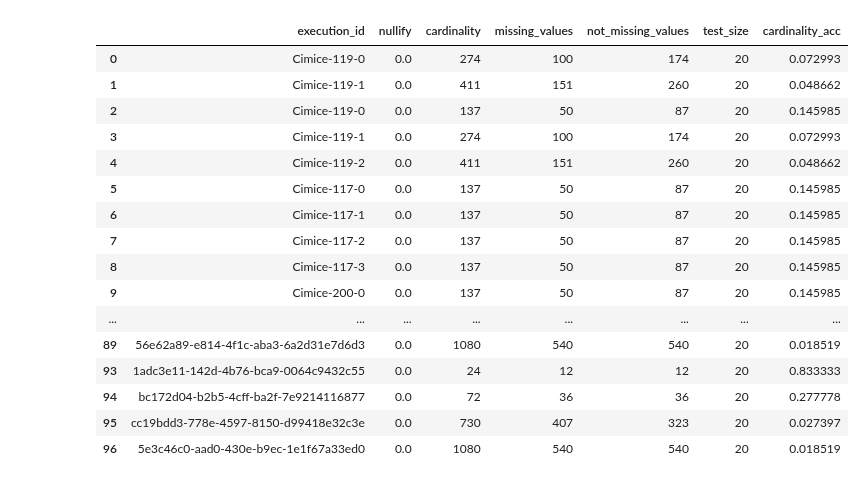
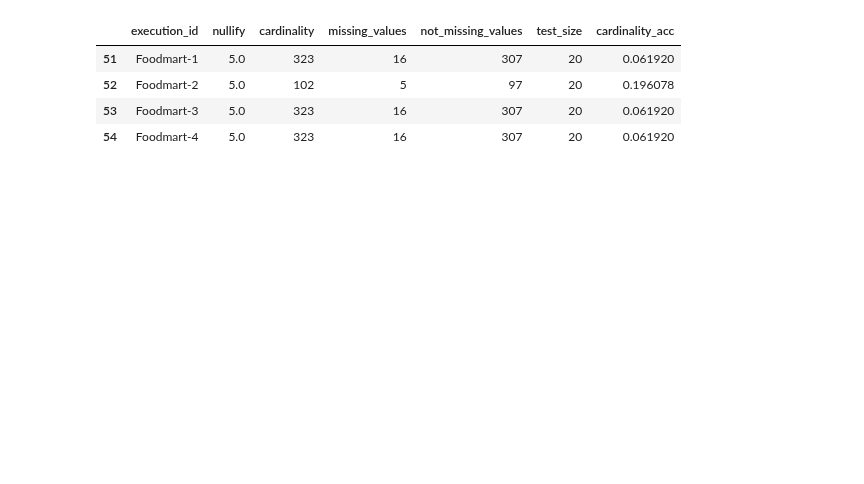
Before and after one commit to big-unibo/predict, a Jupyter notebook: intentional/resources/intention/plot.ipynb, the cells around one changed output. Cells and saved outputs as stored; diff of their text form; code cells hidden in the pictures; blank space fills up the shorter version.

```diff
--- a/intentional/resources/intention/plot.ipynb
+++ b/intentional/resources/intention/plot.ipynb
@@ -1,34 +1,22 @@
 # %%
 import pandas as pd
 from matplotlib import rc
 import matplotlib.pyplot as plt
 #rc('font',**{'family':'sans-serif','sans-serif':['Helvetica']})
 # rc('font',**{'family':'serif','serif':['Times']})
 # rc('text', usetex=True)
 
 plt.rcParams["font.size"] = 12
 plt.rcParams["font.family"] = "Times New Roman"
 plt.rcParams["text.usetex"] = True
 dfi = pd.read_csv("predict_intentions.csv").drop_duplicates()
-dfi
+dfi[dfi['execution_id'].str.contains("Foodmart")]
 # %% [output]
 |  | execution_id | nullify | cardinality | missing_values | not_missing_values | test_size | cardinality_acc |
-| 0 | Cimice-119-0 | 0.0 | 274 | 100 | 174 | 20 | 0.072993 |
-| 1 | Cimice-119-1 | 0.0 | 411 | 151 | 260 | 20 | 0.048662 |
-| 2 | Cimice-119-0 | 0.0 | 137 | 50 | 87 | 20 | 0.145985 |
-| 3 | Cimice-119-1 | 0.0 | 274 | 100 | 174 | 20 | 0.072993 |
-| 4 | Cimice-119-2 | 0.0 | 411 | 151 | 260 | 20 | 0.048662 |
-| 5 | Cimice-117-0 | 0.0 | 137 | 50 | 87 | 20 | 0.145985 |
-| 6 | Cimice-117-1 | 0.0 | 137 | 50 | 87 | 20 | 0.145985 |
-| 7 | Cimice-117-2 | 0.0 | 137 | 50 | 87 | 20 | 0.145985 |
-| 8 | Cimice-117-3 | 0.0 | 137 | 50 | 87 | 20 | 0.145985 |
-| 9 | Cimice-200-0 | 0.0 | 137 | 50 | 87 | 20 | 0.145985 |
-| ... | ... | ... | ... | ... | ... | ... | ... |
-| 89 | 56e62a89-e814-4f1c-aba3-6a2d31e7d6d3 | 0.0 | 1080 | 540 | 540 | 20 | 0.018519 |
-| 93 | 1adc3e11-142d-4b76-bca9-0064c9432c55 | 0.0 | 24 | 12 | 12 | 20 | 0.833333 |
-| 94 | bc172d04-b2b5-4cff-ba2f-7e9214116877 | 0.0 | 72 | 36 | 36 | 20 | 0.277778 |
-| 95 | cc19bdd3-778e-4597-8150-d99418e32c3e | 0.0 | 730 | 407 | 323 | 20 | 0.027397 |
-| 96 | 5e3c46c0-aad0-430e-b9ec-1e1f67a33ed0 | 0.0 | 1080 | 540 | 540 | 20 | 0.018519 |
+| 51 | Foodmart-1 | 5.0 | 323 | 16 | 307 | 20 | 0.061920 |
+| 52 | Foodmart-2 | 5.0 | 102 | 5 | 97 | 20 | 0.196078 |
+| 53 | Foodmart-3 | 5.0 | 323 | 16 | 307 | 20 | 0.061920 |
+| 54 | Foodmart-4 | 5.0 | 323 | 16 | 307 | 20 | 0.061920 |
 # %%
 duplicated_values = dfi[dfi['execution_id'].duplicated(keep=False)]['execution_id'].unique()
 print("Duplicated values:", duplicated_values)
```
Also changed, not shown: parts of 11 cells of this notebook.
